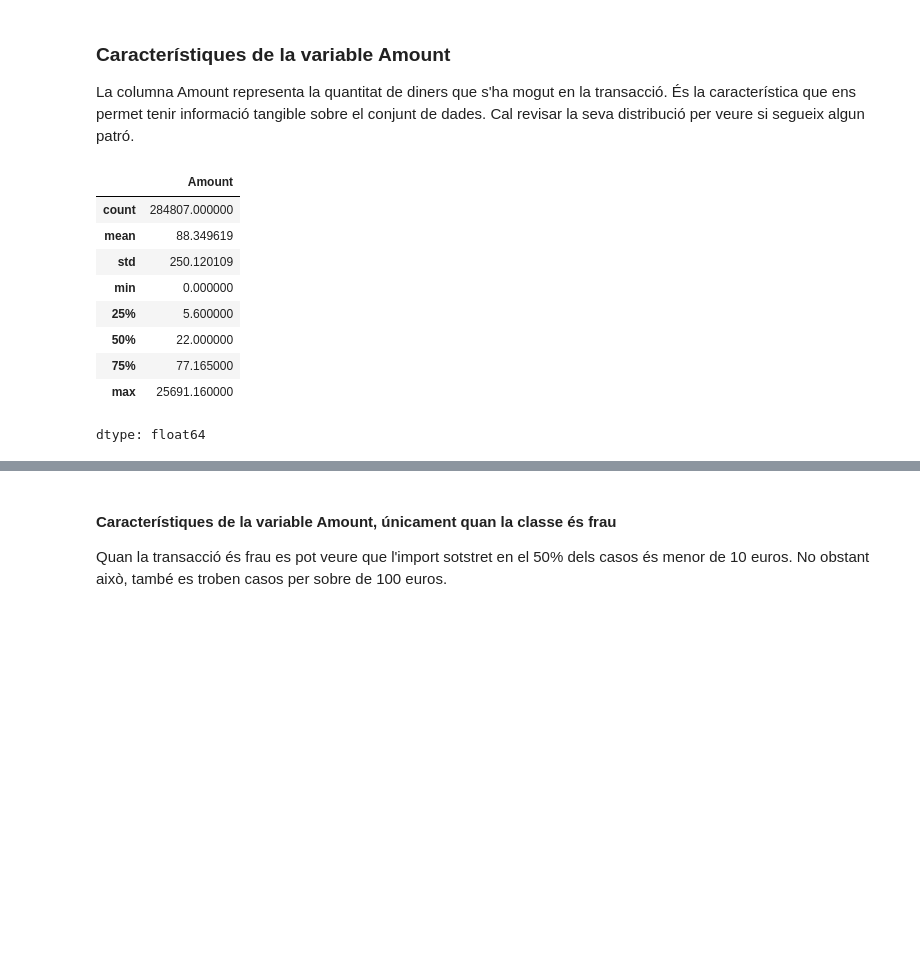
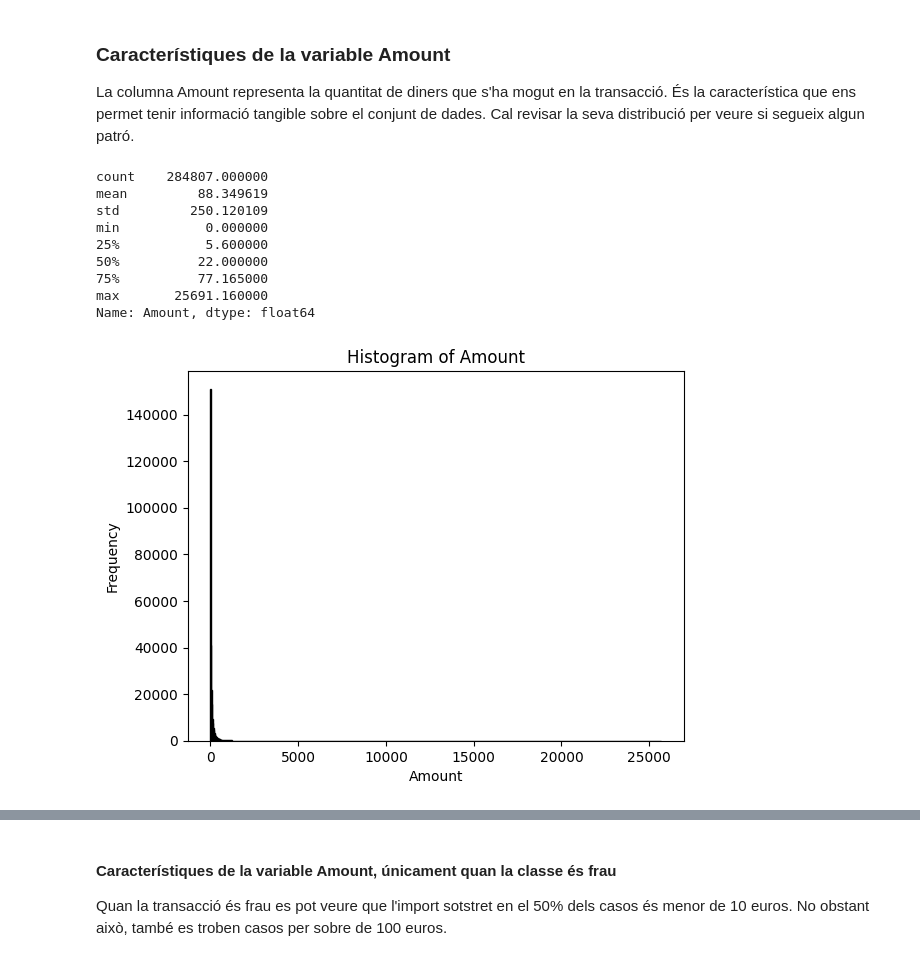
Before and after one commit to paubernabe/TFM, a Jupyter notebook: TFM.ipynb, the cells around one changed output, grey strips where cells are left out. Cells and saved outputs as stored; diff of their text form; code cells hidden in the pictures; blank space fills up the shorter version.

```diff
--- a/TFM.ipynb
+++ b/TFM.ipynb
@@ -59,5 +60,5 @@ filename = '/content/drive/MyDrive/Master/TFM/creditcard.csv.zip'
 # %%
-#filename = './creditcard.csv.zip'
+filename = './creditcard.csv.zip'
 # %%
 df = pd.read_csv(filename)
 
@@ -149,13 +148,20 @@ Cal revisar la seva distribució per veure si segueix algun patró.
 # %%
 df['Amount'].describe()
 # %% [output]
-|  | Amount |
-| count | 284807.000000 |
-| mean | 88.349619 |
-| std | 250.120109 |
-| min | 0.000000 |
-| 25% | 5.600000 |
-| 50% | 22.000000 |
-| 75% | 77.165000 |
-| max | 25691.160000 |
-dtype: float64
+count    284807.000000
+mean         88.349619
+std         250.120109
+min           0.000000
+25%           5.600000
+50%          22.000000
+75%          77.165000
+max       25691.160000
+Name: Amount, dtype: float64
+# %%
+plt.hist(df['Amount'], bins=1000, color='skyblue', edgecolor='black')
+plt.xlabel('Amount')
+plt.ylabel('Frequency')
+plt.title('Histogram of Amount')
+plt.show()
+# %% [output]
+[figure, added]
```
Also changed, not shown: parts of 9 cells of this notebook.
